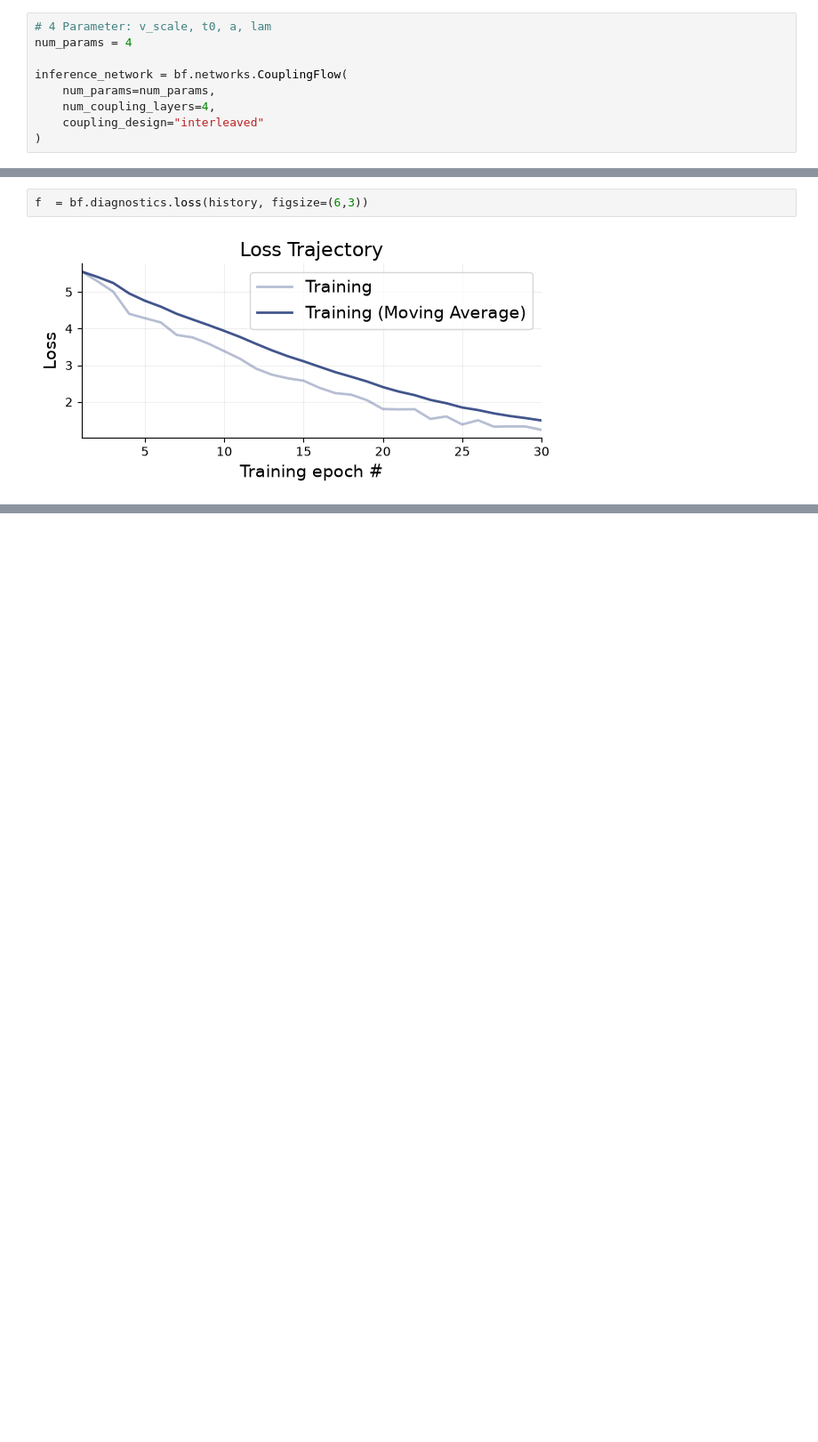
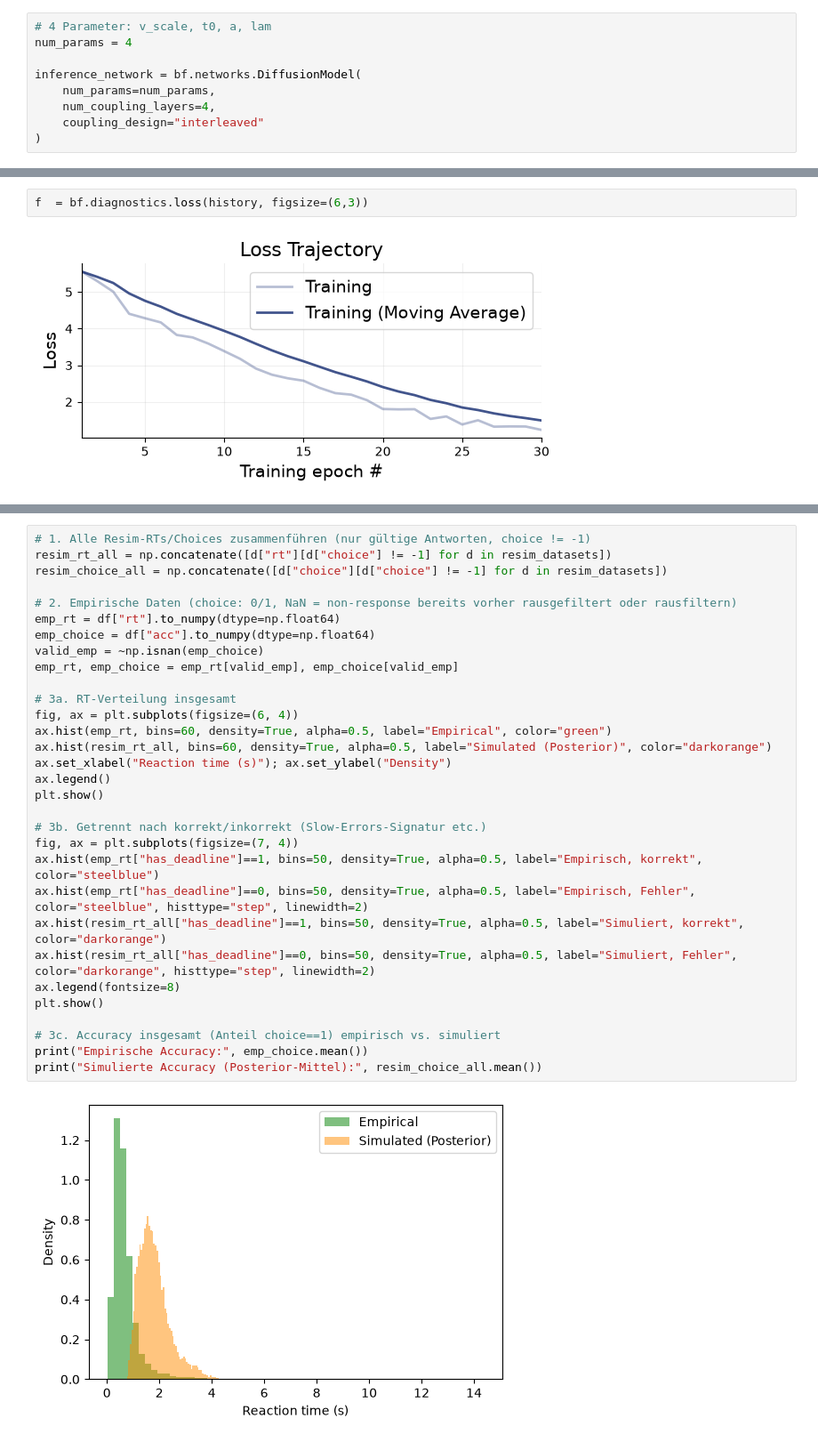
Before and after one commit to dhakalmahima188/Modeling-Non-Linear-Decision-Boundaries-in-DDM, a Jupyter notebook: models/ddm_simulator_v3.ipynb, the cells around one changed output, grey strips where cells are left out. Shown at 89% size. Saved outputs shown, nothing was run; the diff lists cells and outputs as text; blank space fills up the shorter version.

```diff
--- a/models/ddm_simulator_v3.ipynb
+++ b/models/ddm_simulator_v3.ipynb
@@ -764,7 +766,7 @@ f = bf.diagnostics.plots.pairs_samples(
 # 4 Parameter: v_scale, t0, a, lam
 num_params = 4
 
-inference_network = bf.networks.CouplingFlow(
+inference_network = bf.networks.DiffusionModel(
     num_params=num_params,
     num_coupling_layers=4,
     coupling_design="interleaved"
@@ -917,0 +1082,33 @@ f5 = bf.diagnostics.z_score_contraction(samples, test_data, figsize=(8, 4))
+# %%
+# 1. Alle Resim-RTs/Choices zusammenführen (nur gültige Antworten, choice != -1)
+resim_rt_all = np.concatenate([d["rt"][d["choice"] != -1] for d in resim_datasets])
+resim_choice_all = np.concatenate([d["choice"][d["choice"] != -1] for d in resim_datasets])
+
+# 2. Empirische Daten (choice: 0/1, NaN = non-response bereits vorher rausgefiltert oder rausfiltern)
+emp_rt = df["rt"].to_numpy(dtype=np.float64)
+emp_choice = df["acc"].to_numpy(dtype=np.float64)
+valid_emp = ~np.isnan(emp_choice)
+emp_rt, emp_choice = emp_rt[valid_emp], emp_choice[valid_emp]
+
+# 3a. RT-Verteilung insgesamt
+fig, ax = plt.subplots(figsize=(6, 4))
+ax.hist(emp_rt, bins=60, density=True, alpha=0.5, label="Empirical", color="green")
+ax.hist(resim_rt_all, bins=60, density=True, alpha=0.5, label="Simulated (Posterior)", color="darkorange")
+ax.set_xlabel("Reaction time (s)"); ax.set_ylabel("Density")
+ax.legend()
+plt.show()
+
+# 3b. Getrennt nach korrekt/inkorrekt (Slow-Errors-Signatur etc.)
+fig, ax = plt.subplots(figsize=(7, 4))
+ax.hist(emp_rt["has_deadline"]==1, bins=50, density=True, alpha=0.5, label="Empirisch, korrekt", color="steelblue")
+ax.hist(emp_rt["has_deadline"]==0, bins=50, density=True, alpha=0.5, label="Empirisch, Fehler", color="steelblue", histtype="step", linewidth=2)
+ax.hist(resim_rt_all["has_deadline"]==1, bins=50, density=True, alpha=0.5, label="Simuliert, korrekt", color="darkorange")
+ax.hist(resim_rt_all["has_deadline"]==0, bins=50, density=True, alpha=0.5, label="Simuliert, Fehler", color="darkorange", histtype="step", linewidth=2)
+ax.legend(fontsize=8)
+plt.show()
+
+# 3c. Accuracy insgesamt (Anteil choice==1) empirisch vs. simuliert
+print("Empirische Accuracy:", emp_choice.mean())
+print("Simulierte Accuracy (Posterior-Mittel):", resim_choice_all.mean())
+# %% [output]
+[figure, added]
```
Also changed, not shown: parts of 20 cells of this notebook, 1 other file.
